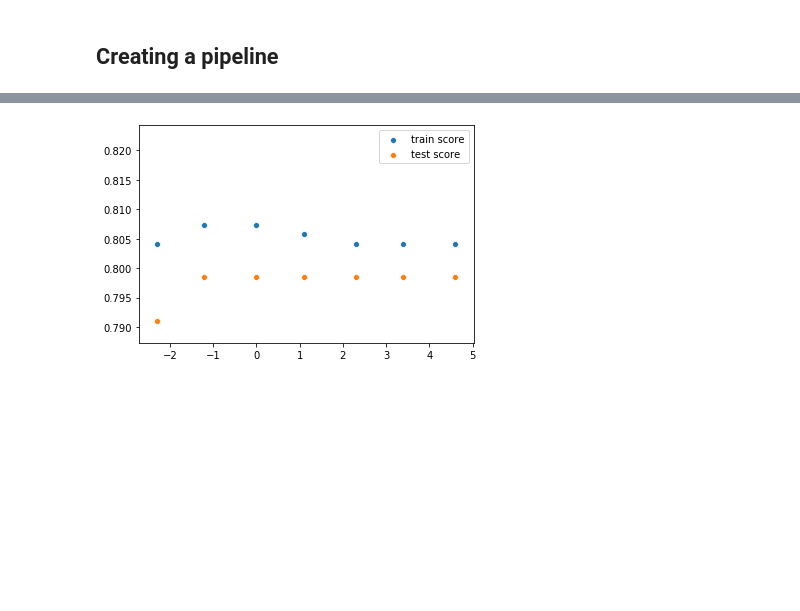
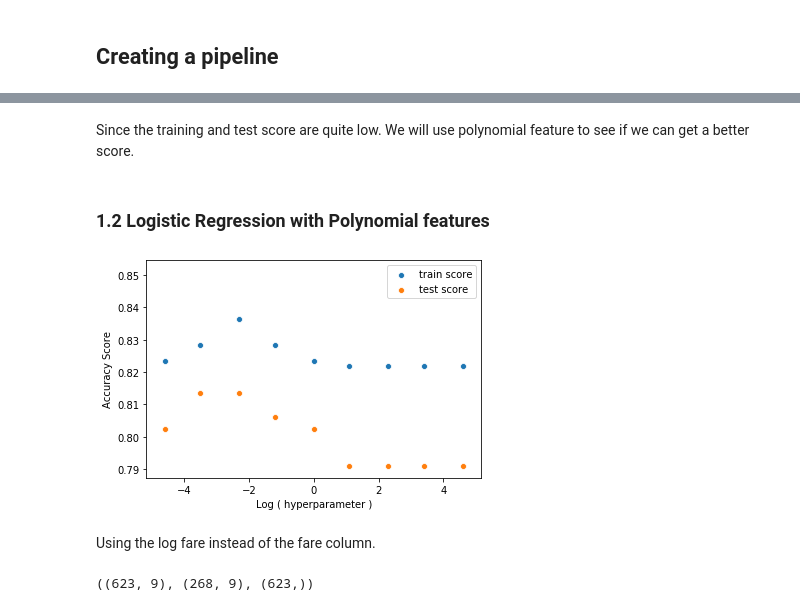
Before and after one commit to srinivasayer4/Titanic-dataset, a Jupyter notebook: Titanic Survival Problem.ipynb, the cells around one changed output, grey strips where cells are left out. Saved outputs shown, nothing was run; the diff lists cells and outputs as text; code cells hidden in the pictures; blank space fills up the shorter version.

Commit message:
added machine learning models
Added Logistic regression, SVM, Random Forest, AdaBoost models to predict the survivorship.

```diff
--- a/Titanic Survival Problem.ipynb
+++ b/Titanic Survival Problem.ipynb
@@ -129,7 +147,7 @@ def cleaning_func(df):
     return df
 # %%
 # cleaning the function df
-df= cleaning_func(df)
+df= cleaning_func(df_copy)
 # %%
 df.head(2)
 # %% [output]
@@ -203,3 +240,7 @@ So there is not much coreraltion betweent the predictors except the dummy variab
 # %%
+X= df[['Sex','Age','Fare',1,2,3,'C','Q','S']]
+y= df['Survived']
+
+# Splitting data into testing and training by excluding the Sibling-spouse and the Parch columns
 X_train, X_test, y_train, y_test= train_test_split(X,y, test_size=0.3, random_state=1, stratify=y )
 X_train.shape, X_test.shape, y_train.shape
@@ -207,0 +250,27 @@ X_train.shape, X_test.shape, y_train.shape
+# %%
+# Modelling logistic regression to the data
+hyperparameter= [0.01, 0.03,0.1,0.3,1,3,10]
+train_score_list=[]
+test_score_list=[]
+
+for c in hyperparameter:
+
+    my_pipeline= Pipeline([
+    ('std', StandardScaler()),
+    ('clf', LogisticRegression(solver='lbfgs',C=c ))])
+
+    my_pipeline.fit(X_train, y_train)
+
+    train_pred= my_pipeline.predict(X_train)
+    test_pred= my_pipeline.predict(X_test)
+
+    train_score_list.append(accuracy_score(y_train, train_pred))
+    test_score_list.append(accuracy_score(y_test, test_pred))
+
+# plotting the accuracy vs the hyper-parameter
+sns.scatterplot(x=np.log(hyperparameter), y=train_score_list, label= 'train score')
+sns.scatterplot(x=np.log(hyperparameter), y=test_score_list, label='test score')
+plt.legend()
+plt.xlabel('Log ( hyperparameter )')
+plt.ylabel('Accuracy Score')
+plt.show()
@@ -208,14 +279,19 @@ X_train.shape, X_test.shape, y_train.shape
+# %% [markdown]
+Since the training and test score are quite low. We will use polynomial feature to see if we can get a better score.
+# %% [markdown]
+### 1.2 Logistic Regression with Polynomial features
 # %%
 # Modelling logistic regression to the data
-hyperparameter= [0.1,0.3,1,3,10,30,100]
+hyperparameter= [0.01, 0.03,0.1,0.3,1,3,10,30,100]
 train_score_list=[]
 test_score_list=[]
 
 for c in hyperparameter:
 
     my_pipeline= Pipeline([
+    ('poly', PolynomialFeatures(degree=2,interaction_only=True )),
     ('std', StandardScaler()),
-    ('clf', LogisticRegression(solver='lbfgs',C=c ))])
+    ('clf', LogisticRegression(solver='lbfgs',C=c,max_iter=300,   ))])
 
     my_pipeline.fit(X_train, y_train)
 
@@ -225,10 +301,23 @@ for c in hyperparameter:
     train_score_list.append(accuracy_score(y_train, train_pred))
     test_score_list.append(accuracy_score(y_test, test_pred))
 # %%
+# plotting the accuracy vs the hyper-parameter
 sns.scatterplot(x=np.log(hyperparameter), y=train_score_list, label= 'train score')
 sns.scatterplot(x=np.log(hyperparameter), y=test_score_list, label='test score')
 plt.legend()
-#plt.xlim(0,11)
+plt.xlabel('Log ( hyperparameter )')
+plt.ylabel('Accuracy Score')
 plt.show()
 # %% [output]
-[figure, old version]
+[figure, new version]
+# %% [markdown]
+Using the log fare instead of the fare column.
+# %%
+X= df[['Sex','Age','log_fare',1,2,3,'C','Q','S']]
+y= df['Survived']
+
+# Splitting data into testing and training by excluding the Sibling-spouse and the Parch columns
+X_train, X_test, y_train, y_test= train_test_split(X,y, test_size=0.3, random_state=1, stratify=y )
+X_train.shape, X_test.shape, y_train.shape
+# %% [output]
+((623, 9), (268, 9), (623,))
```
Also changed, not shown: parts of 53 cells of this notebook.
